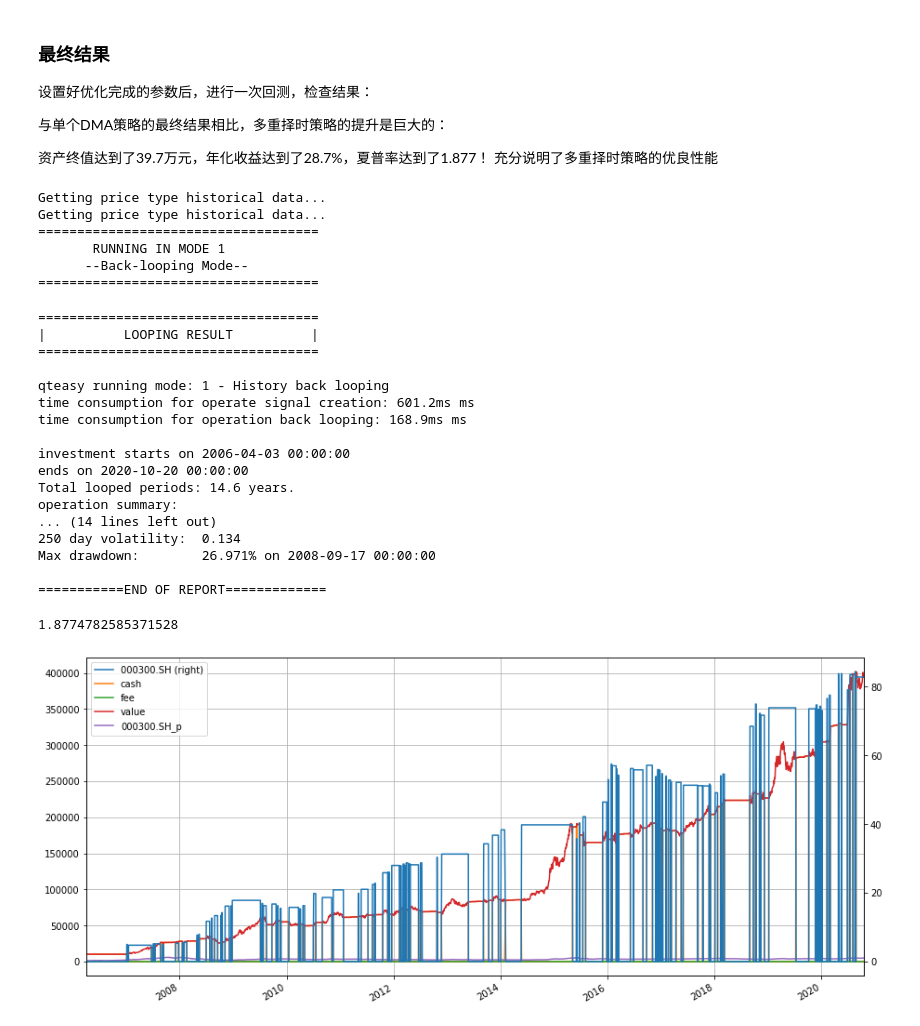
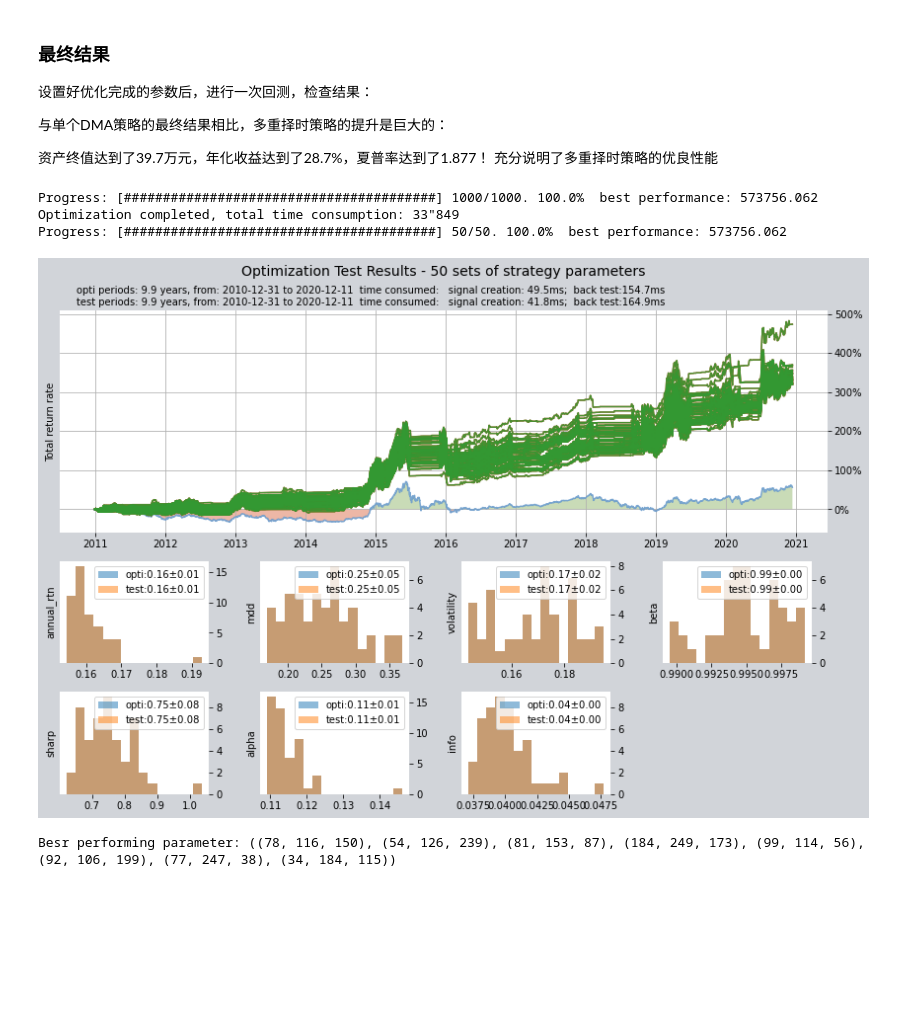
Before and after one commit to shepherdpp/qteasy, a Jupyter notebook: examples/strategy_optimization.ipynb, the cells around one changed output. Drawn from its saved outputs; the diff is of its cells as text; code cells hidden in the pictures; blank space fills up the shorter version.

```diff
--- a/examples/strategy_optimization.ipynb
+++ b/examples/strategy_optimization.ipynb
@@ -165,14 +162,14 @@ op.set_parameter('t-7', opt_tag=2, par_boes=pars_dma, par_types='enum')
 op.set_parameter('r-0', opt_tag=0, par_boes=[(5, 14), (-0.2, -0.01)])
 
 op.set_blender('ls', 'none')
-op.set_parameter(stg_id='t-0', pars=(143, 153, 74))
-op.set_parameter(stg_id='t-1', pars=(145, 201, 25))
-op.set_parameter(stg_id='t-2', pars=(145, 161, 53))
-op.set_parameter(stg_id='t-3', pars=(105, 132, 95))
-op.set_parameter(stg_id='t-4', pars=(103, 118, 70))
-op.set_parameter(stg_id='t-5', pars=(96, 108, 72))
-op.set_parameter(stg_id='t-6', pars=(108, 121, 94))
-op.set_parameter(stg_id='t-7', pars=(139, 141, 115))
+op.set_parameter(stg_id='t-0', pars=(163, 233, 24))
+op.set_parameter(stg_id='t-1', pars=(192, 222, 249))
+op.set_parameter(stg_id='t-2', pars=(96, 179, 29))
+op.set_parameter(stg_id='t-3', pars=(41, 167, 218))
+op.set_parameter(stg_id='t-4', pars=(84, 152, 219))
+op.set_parameter(stg_id='t-5', pars=(192, 222, 249))
+op.set_parameter(stg_id='t-6', pars=(119, 135, 187))
+op.set_parameter(stg_id='t-7', pars=(163, 233, 24))
 op.set_parameter('r-0', pars=(8, -0.1443033))
 # %% [output]
 ===============SEARCHING FOR COMBINED PARAMS==================
@@ -185,36 +182,16 @@ op.set_parameter('r-0', pars=(8, -0.1443033))
 
 资产终值达到了39.7万元，年化收益达到了28.7%，夏普率达到了1.877！
 充分说明了多重择时策略的优良性能
-# %%
-cont.mode = 1
-cont.opti_method = 1
-cont.opti_method_sample_size = 1000
-cont.opti_method_step_size = 1
-cont.print_log = False
-qt.run(op, cont)
-# %% [output]
-Getting price type historical data...
-Getting price type historical data...
-====================================
-       RUNNING IN MODE 1
-      --Back-looping Mode--
-====================================
-====================================
-|          LOOPING RESULT          |
-====================================
-
-qteasy running mode: 1 - History back looping
-time consumption for operate signal creation: 601.2ms ms
-time consumption for operation back looping: 168.9ms ms
-
-investment starts on 2006-04-03 00:00:00
-ends on 2020-10-20 00:00:00
-Total looped periods: 14.6 years.
-operation summary:
-... (14 lines left out)
-250 day volatility:  0.134
-Max drawdown:        26.971% on 2008-09-17 00:00:00
-
-===========END OF REPORT=============
-1.8774782585371528
-[figure, removed]
+# %%
+pars = qt.run(op,
+              mode=2,
+              opti_method = 1,
+              opti_sample_count=1000)
+
+print(f'Besr performing parameter: {pars[-1]}')
+# %% [output]
+Progress: [########################################] 1000/1000. 100.0%  best performance: 573756.062
+Optimization completed, total time consumption: 33"849
+Progress: [########################################] 50/50. 100.0%  best performance: 573756.062
+[figure, added]
+Besr performing parameter: ((78, 116, 150), (54, 126, 239), (81, 153, 87), (184, 249, 173), (99, 114, 56), (92, 106, 199), (77, 247, 38), (34, 184, 115))
```
Also changed, not shown: parts of 15 cells of this notebook, 6 other files.
